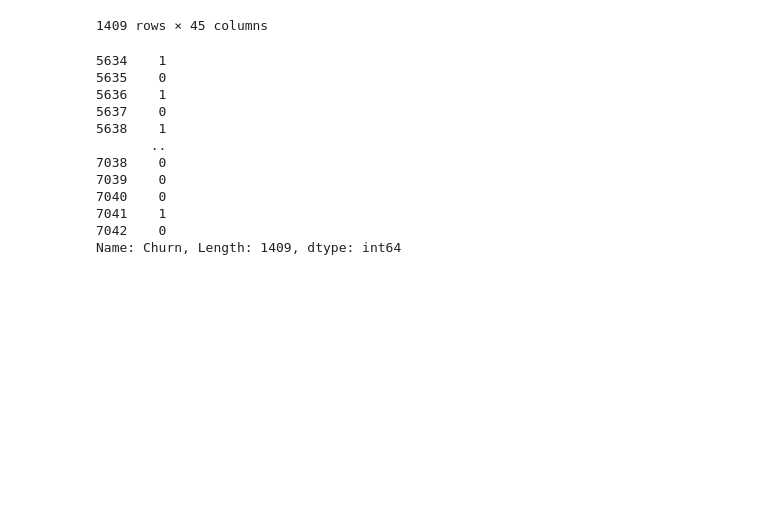
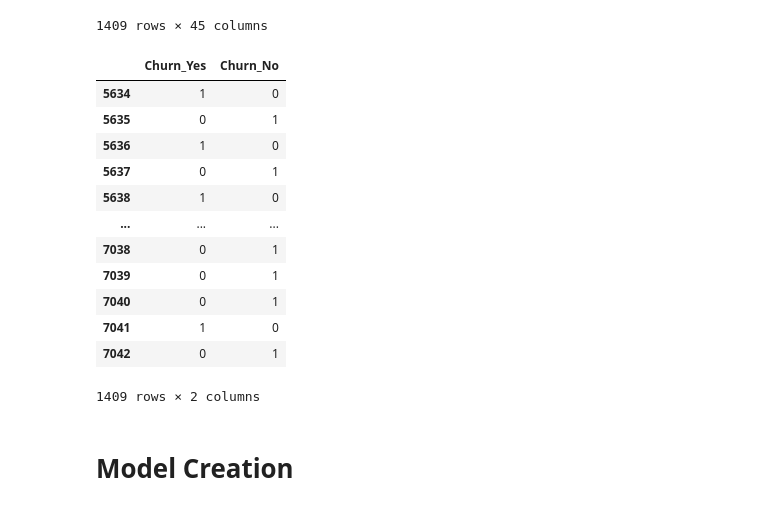
Before and after one commit to ItsFa-tih/Project-2, a Jupyter notebook: Telco_Churn_Neural_Network.ipynb, the cells around one changed output. Cells and saved outputs as stored; diff of their text form; code cells hidden in the pictures; blank space fills up the shorter version.

```diff
--- a/Telco_Churn_Neural_Network.ipynb
+++ b/Telco_Churn_Neural_Network.ipynb
@@ -235,18 +217,21 @@ x_val
 | 7042 | 0 | 0 | 1 | 1 | 0 | 1 | 0 | ... |
 1409 rows × 45 columns
 # %%
-y_val = final_data[train_idx:]['Churn']
+y_val = final_data[train_idx:][['Churn_Yes', 'Churn_No']]
 y_val
 # %% [output]
+|  | Churn_Yes | Churn_No |
+| 5634 | 1 | 0 |
+| 5635 | 0 | 1 |
+| 5636 | 1 | 0 |
+| 5637 | 0 | 1 |
+| 5638 | 1 | 0 |
+| ... | ... | ... |
+| 7038 | 0 | 1 |
+| 7039 | 0 | 1 |
+| 7040 | 0 | 1 |
+| 7041 | 1 | 0 |
+| 7042 | 0 | 1 |
-5634    1
-5635    0
-5636    1
-5637    0
-5638    1
-       ..
-7038    0
-7039    0
-7040    0
-7041    1
-7042    0
-Name: Churn, Length: 1409, dtype: int64
+1409 rows × 2 columns
+# %% [markdown]
+# Model Creation
```
Also changed, not shown: parts of 11 cells of this notebook.
